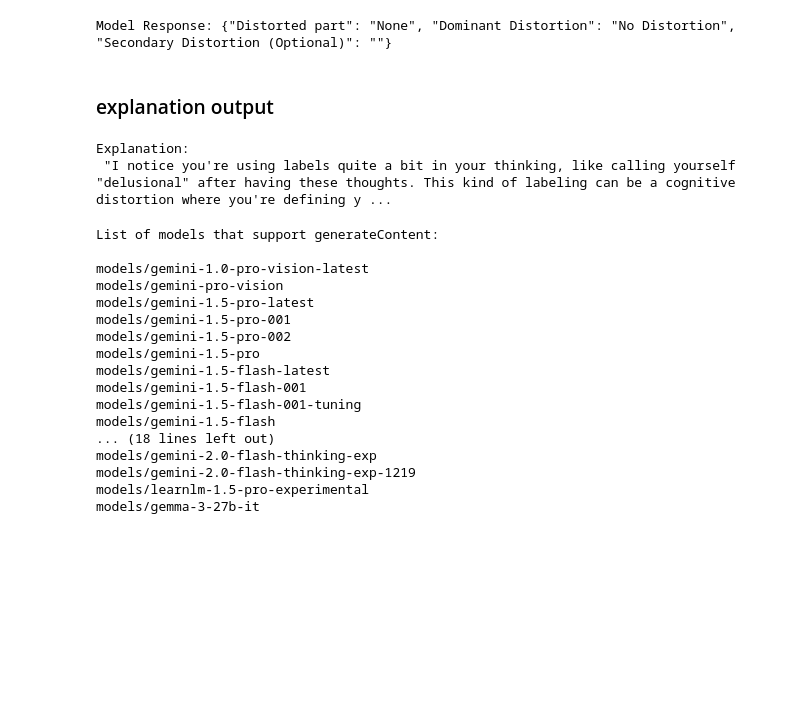
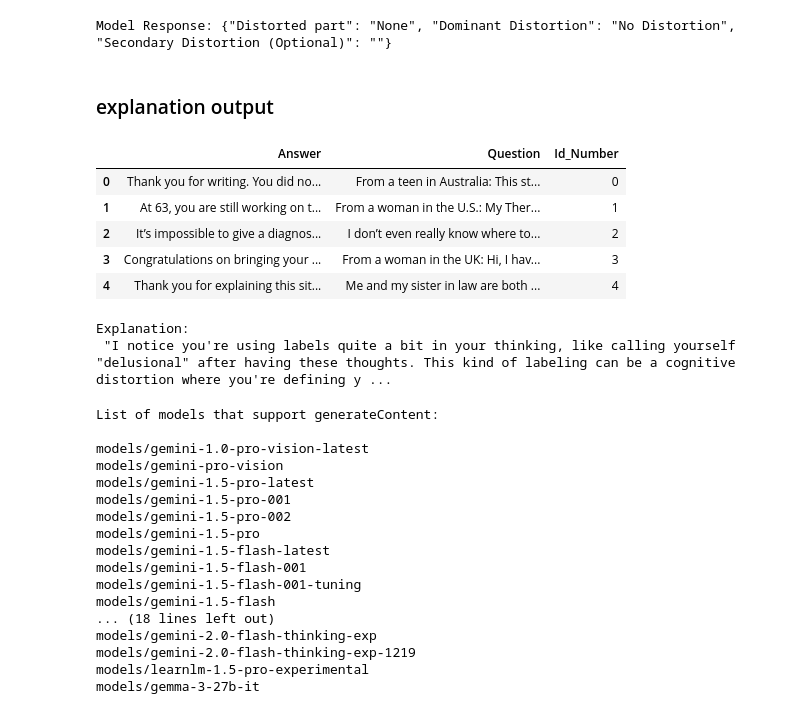
Before and after one commit to archangelinux/thoughtmirror, a Jupyter notebook: backend/fine_tuning.ipynb, the cells around one changed output. Cells and saved outputs as stored; diff of their text form; code cells hidden in the pictures; blank space fills up the shorter version.

```diff
--- a/backend/archive/fine_tuning.ipynb
+++ b/backend/fine_tuning.ipynb
@@ -294,10 +302,18 @@ def generate_explanation(prediction: dict, qa_chain) -> str:
 # %%
 import pandas as pd
 therapist_df = pd.read_csv("data/Therapist_responses.csv")
-therapist_df.drop(columns=["Question", "Id_Number"], inplace=True)
+#therapist_df.drop(columns=["Question", "Id_Number"], inplace=True)
 therapist_df = therapist_df[:1000]
-therapist_df["Answer"] = therapist_df["Answer"].fillna('').astype(str)# 1000/4702
-therapist_str = " ".join(therapist_df["Answer"].tolist())
+#therapist_df["Answer"] = therapist_df["Answer"].fillna('').astype(str)# 1000/4702
+#therapist_str = " ".join(therapist_df["Answer"].tolist())
+therapist_df.head()
+# %% [output]
+|  | Answer | Question | Id_Number |
+| 0 | Thank you for writing. You did no... | From a teen in Australia: This st... | 0 |
+| 1 | At 63, you are still working on t... | From a woman in the U.S.: My Ther... | 1 |
+| 2 | It’s impossible to give a diagnos... | I don’t even really know where to... | 2 |
+| 3 | Congratulations on bringing your ... | From a woman in the UK: Hi, I hav... | 3 |
+| 4 | Thank you for explaining this sit... | Me and my sister in law are both ... | 4 |
 # %%
 from langchain.docstore.document import Document
 from langchain.text_splitter import RecursiveCharacterTextSplitter
```
Also changed, not shown: parts of 1 cell of this notebook, 2 other files.
